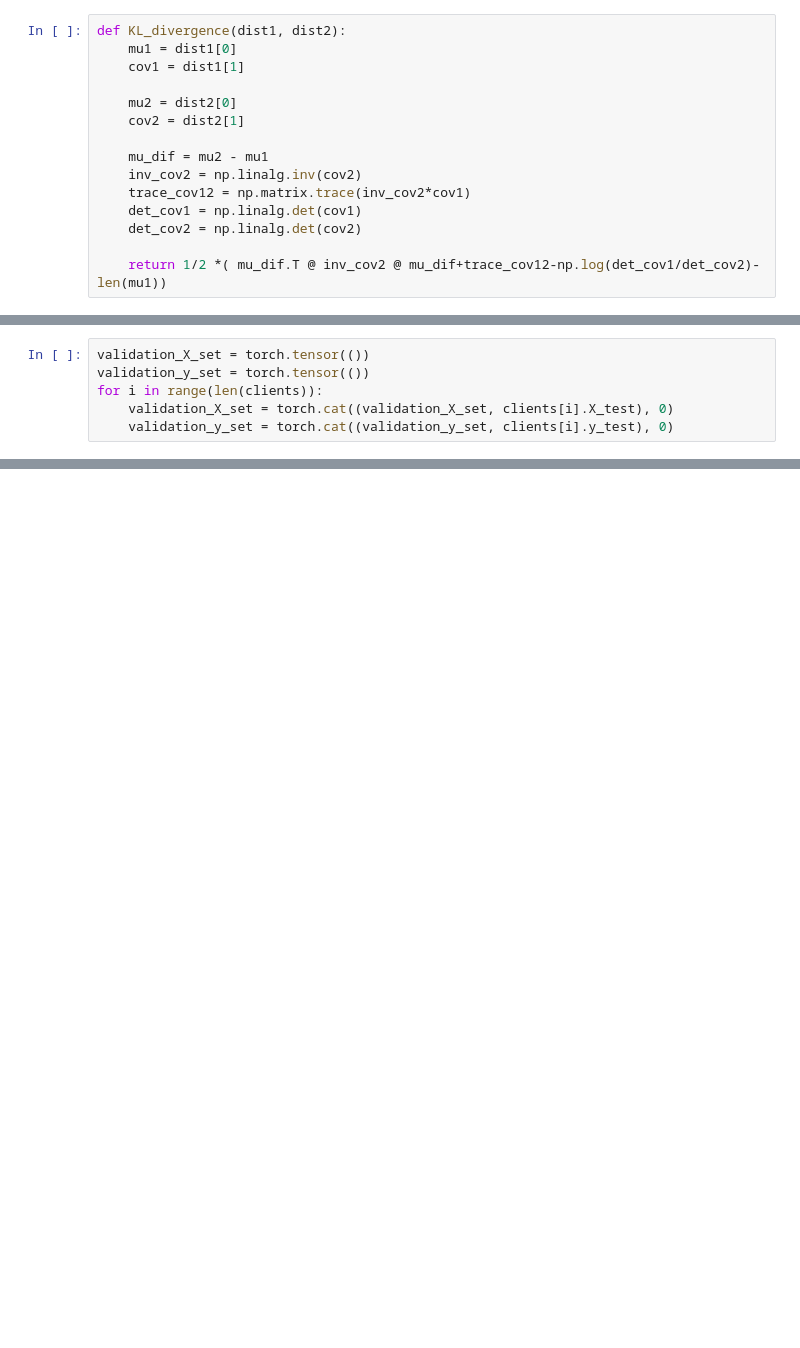
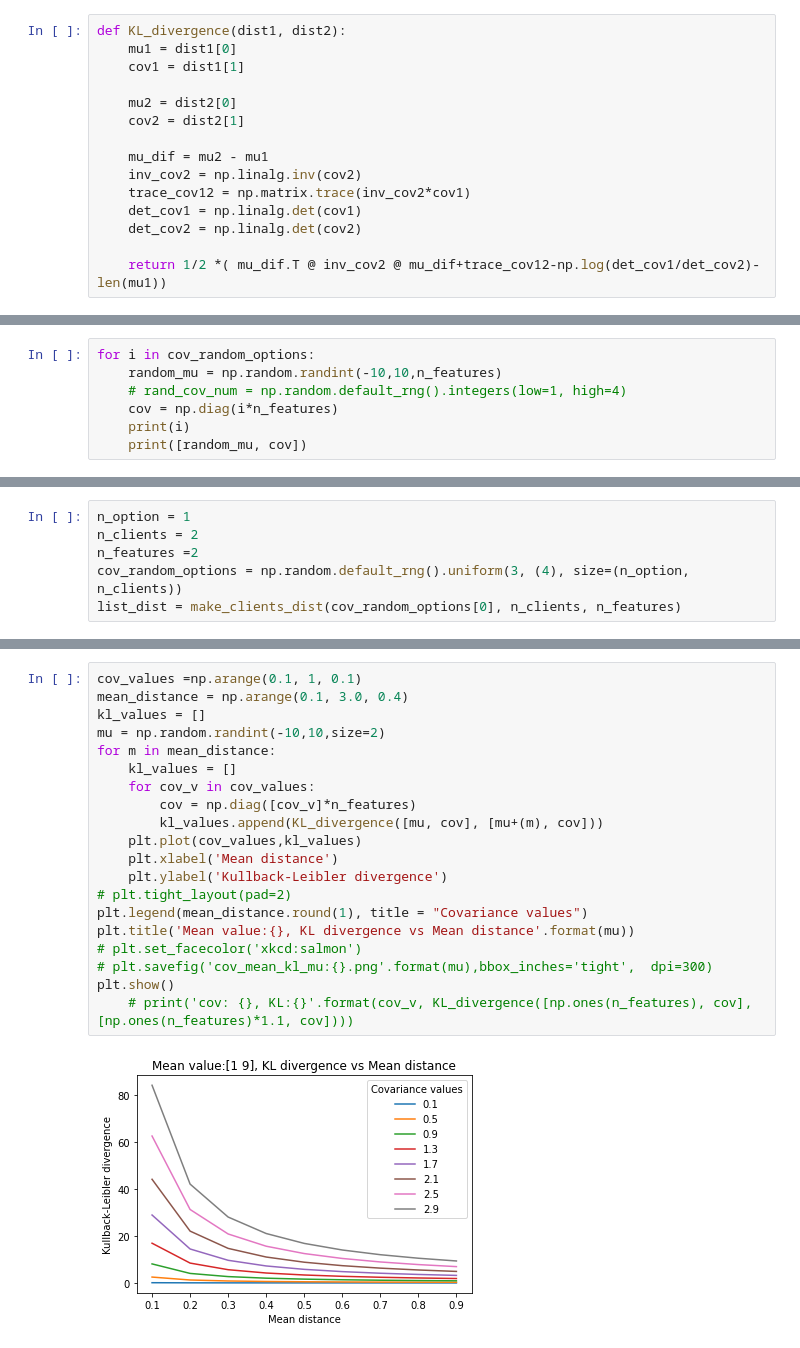
Before and after one commit to romyho-w/Thesis_FL_Ectrie, a Jupyter notebook: FL_HE_2/Simulation_Data.ipynb, the cells around one changed output, grey strips where cells are left out. Drawn from its saved outputs; the diff is of its cells as text; blank space fills up the shorter version.

```diff
--- a/FL_HE_2/Simulation_Data.ipynb
+++ b/FL_HE_2/Simulation_Data.ipynb
@@ -142,6 +84,0 @@ for i in clients_distribution:
-# %%
-validation_X_set = torch.tensor(())
-validation_y_set = torch.tensor(())
-for i in range(len(clients)):
-    validation_X_set = torch.cat((validation_X_set, clients[i].X_test), 0)
-    validation_y_set = torch.cat((validation_y_set, clients[i].y_test), 0)
@@ -212,0 +89,7 @@ Best model, iter: 1, acc: 0.6610000133514404
+# %%
+for i in cov_random_options:
+    random_mu = np.random.randint(-10,10,n_features)
+    # rand_cov_num = np.random.default_rng().integers(low=1, high=4)
+    cov = np.diag(i*n_features)
+    print(i)
+    print([random_mu, cov])
@@ -212,0 +106,6 @@ Best model, iter: 1, acc: 0.6610000133514404
+# %%
+n_option = 1
+n_clients = 2
+n_features =2
+cov_random_options = np.random.default_rng().uniform(3, (4), size=(n_option, n_clients))
+list_dist = make_clients_dist(cov_random_options[0], n_clients, n_features)
@@ -212,0 +217,22 @@ Best model, iter: 1, acc: 0.6610000133514404
+# %%
+cov_values =np.arange(0.1, 1, 0.1)
+mean_distance = np.arange(0.1, 3.0, 0.4)
+kl_values = []
+mu = np.random.randint(-10,10,size=2)
+for m in mean_distance:
+    kl_values = []
+    for cov_v in cov_values:
+        cov = np.diag([cov_v]*n_features)
+        kl_values.append(KL_divergence([mu, cov], [mu+(m), cov]))
+    plt.plot(cov_values,kl_values)
+    plt.xlabel('Mean distance')
+    plt.ylabel('Kullback-Leibler divergence')
+# plt.tight_layout(pad=2)
+plt.legend(mean_distance.round(1), title = "Covariance values")
+plt.title('Mean value:{}, KL divergence vs Mean distance'.format(mu))
+# plt.set_facecolor('xkcd:salmon')
+# plt.savefig('cov_mean_kl_mu:{}.png'.format(mu),bbox_inches='tight',  dpi=300)
+plt.show()
+    # print('cov: {}, KL:{}'.format(cov_v, KL_divergence([np.ones(n_features), cov], [np.ones(n_features)*1.1, cov])))
+# %% [output]
+[figure, added]
```
Also changed, not shown: parts of 55 cells of this notebook, 4 other files.
